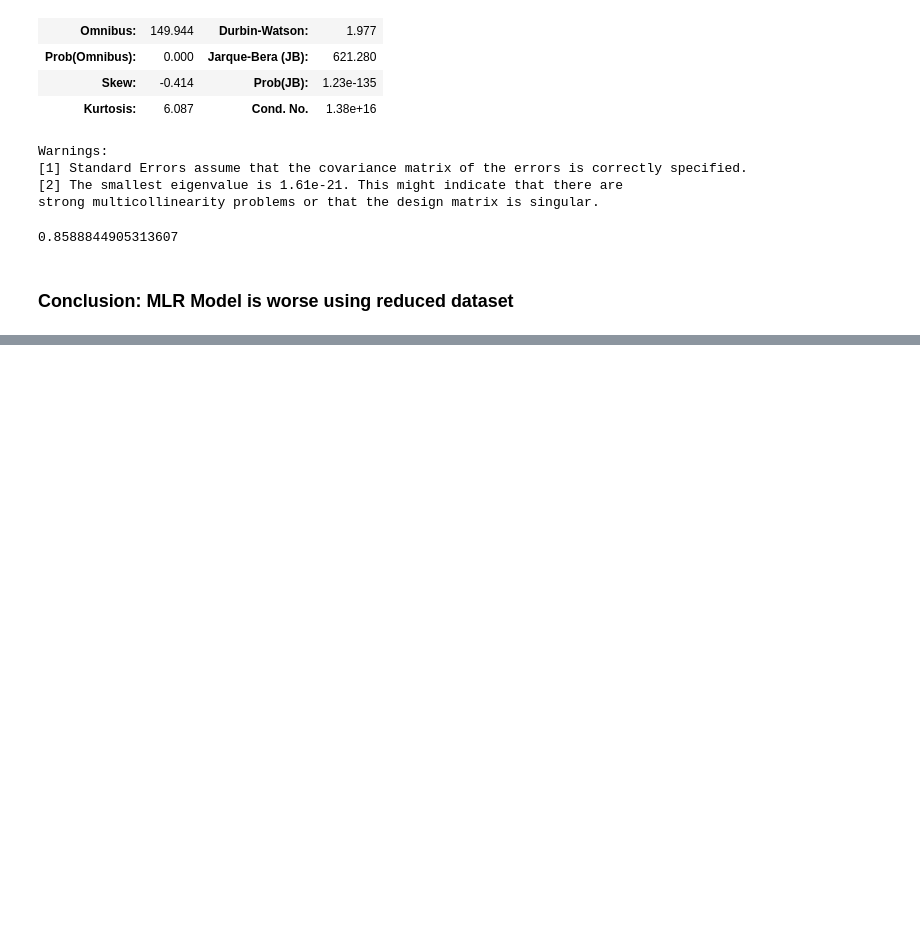
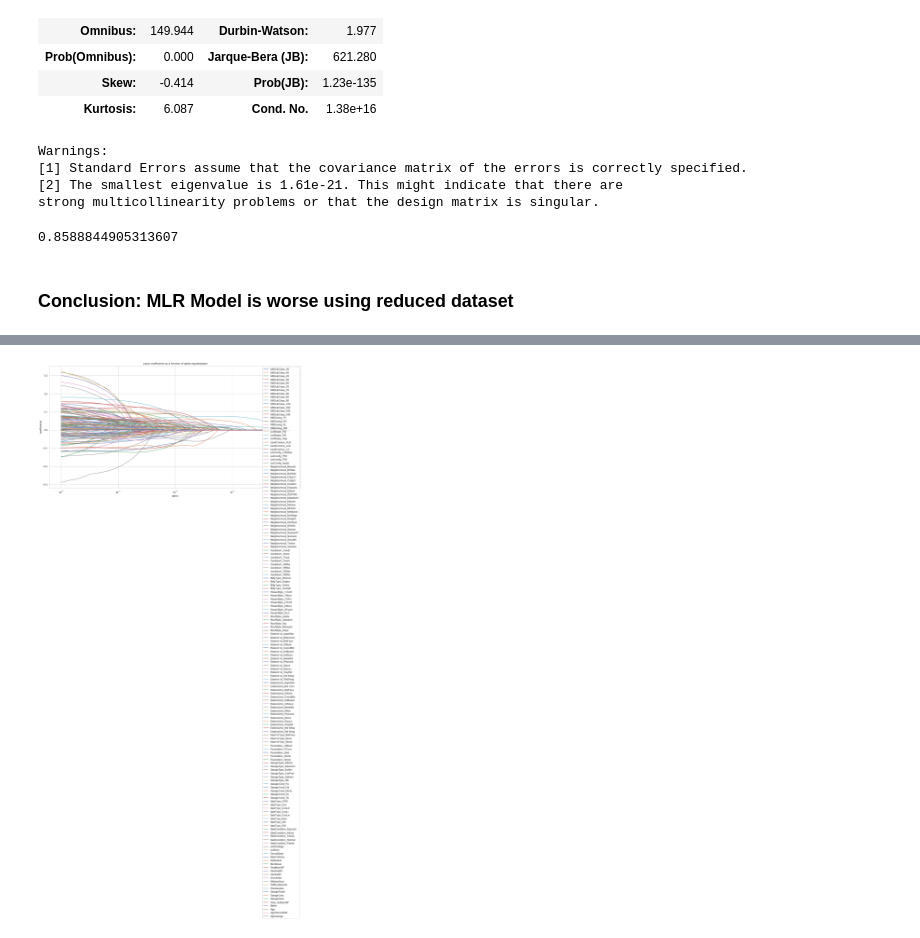
Before and after one commit to mwc201/Housing_Price_Prediction, a Jupyter notebook: ML_Models_RKedit.ipynb, the cells around one changed output, grey strips where cells are left out. Saved outputs shown, nothing was run; the diff lists cells and outputs as text; code cells hidden in the pictures; blank space fills up the shorter version.

```diff
--- a/ML_Models_RKedit.ipynb
+++ b/ML_Models_RKedit.ipynb
@@ -414,0 +515,9 @@ lm5.score(X3, y)
+# %%
+df_coef_lasso = pd.DataFrame(coef_lasso, index=alphas, columns=X_train.columns)
+title = 'Lasso coefficients as a function of alpha regularization'
+axes = df_coef_lasso.plot(logx=True, title=title, figsize=(20, 10))
+axes.set_xlabel('alpha')
+axes.set_ylabel('coefficients')
+plt.show()
+# %% [output]
+[figure, added]
```
Also changed, not shown: parts of 27 cells of this notebook.
